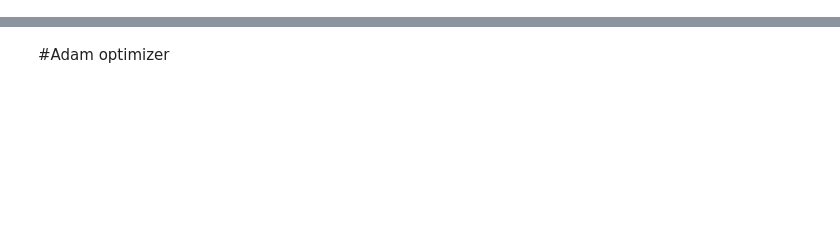
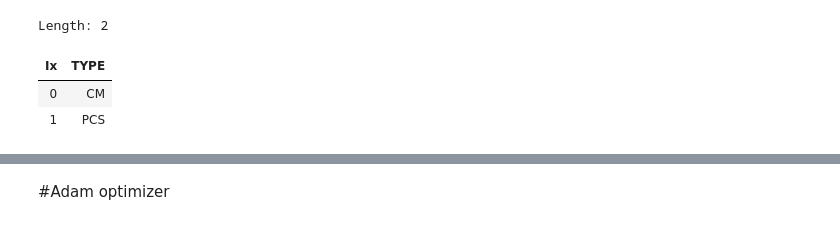
Before and after one commit to nurulc/data-frame, a Jupyter notebook: notebook/frame-test.ipynb, the cells around one changed output, grey strips where cells are left out. Drawn from its saved outputs; the diff is of its cells as text; code cells hidden in the pictures; blank space fills up the shorter version.

```diff
--- a/notebook/frame-test.ipynb
+++ b/notebook/frame-test.ipynb
@@ -14,0 +94,13 @@ setupD3();
+# %%
+var fs = require('fs');
+var str = fs.readFileSync('../dist/bundle.js');
+var zlib = require('zlib');
+eval(str.toString('utf8'));
+var {Frame, frameFromBuffer, csvLine, tsvLine, gb} = exports;
+function readZipData(fileName) {
+  const buffer = fs.readFileSync(fileName); // Read from file
+  // console.log("bytes read", buffer.length)
+  return zlib.gunzipSync(buffer);
+}
+
+Object.keys(exports)
@@ -15,3 +160,14 @@ setupD3();
+# %%
+var s = readZipData('../data/reference/all_icd10_codes.tsv.gz').toString('utf8');
+var {Frame, frameFromBuffer, tsvLine} = exports;
+var frame = frameFromBuffer(s,'',tsvLine);
+//frame
+frame.groupBy(['TYPE'])
+# %% [output]
+Length: 2
+| Ix | TYPE |
+| 0 | CM |
+| 1 | PCS |
 # %%
 var ff = require('../lib');
 //var Frame = ff.Frame;
```
Also changed, not shown: parts of 37 cells of this notebook, 1 other file.
